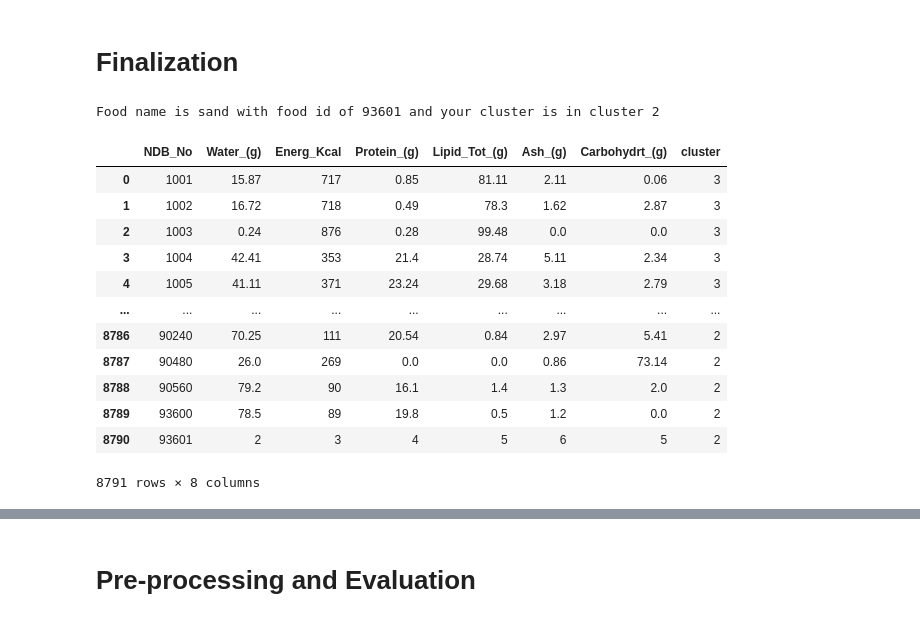
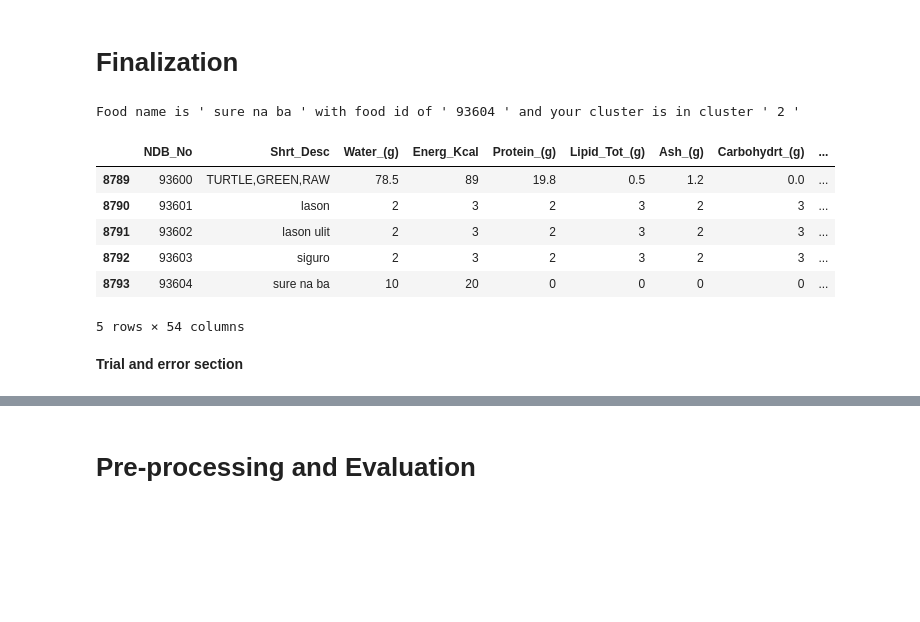
Before and after one commit to nutzbee/Collab-Tests, a Jupyter notebook: example.ipynb, the cells around one changed output, grey strips where cells are left out. Drawn from its saved outputs; the diff is of its cells as text; code cells hidden in the pictures; blank space fills up the shorter version.

```diff
--- a/example.ipynb
+++ b/example.ipynb
@@ -48,12 +46,9 @@ example_df.tail()
 new = ['0',x1,x2,x3,x4,x5,x6]
 new2 = ['0',x0,x1,x2,x3,x4,x5,x6]
 
-df1 = df1.append(pd.Series(new2, index=df1.columns[:len(new2)]),
-ignore_index=True)
-example_df = example_df.append(pd.Series(new,
-index=example_df.columns[:len(new)]), ignore_index=True)
-#our input is now added to our original dataframe
-# and to what dataframe we are using
+df1 = df1.append(pd.Series(new2, index=df1.columns[:len(new2)]), ignore_index=True)
+example_df = example_df.append(pd.Series(new, index=example_df.columns[:len(new)]), ignore_index=True)
+#our input is now added to our original dataframe and to what dataframe we are using
 #you might be wondering about 2 variables and 2 appends,
 # df1 is our original DF and example_df is what we are currently using
 #we added the input in our original DF because what we just want
@@ -121,51 +116,29 @@ class example_class:
 
     y_predict = kmeans.fit_predict(example_df)
     example_df['cluster'] = y_predict
-    example_df1 = example_df[['NDB_No','cluster']]
-    example_df2 = pd.merge(df1, example_df1)
+    example_df = example_df[['NDB_No','cluster']]
+    example_df = pd.merge(df1, example_df)
 
-    source = example_df2[example_df2['NDB_No'] == foodId]
+    source = example_df[example_df['NDB_No'] == foodId]
     final_food_name = source.iloc[-1]['Shrt_Desc']
     cluster = source.iloc[-1]['cluster']
     final_foodId = source.iloc[-1]['NDB_No']
 
-    print("Food name is",final_food_name,"with food id of",final_foodId,
-    "and your cluster is in cluster",cluster)
+    print("Food name is '",final_food_name,"' with food id of '",final_foodId,
+    "' and your cluster is in cluster '",cluster,"'")
 # %% [output]
-Food name is sand with food id of 93601 and your cluster is in cluster 2
+Food name is ' sure na ba ' with food id of ' 93604 ' and your cluster is in cluster ' 2 '
-# %%
-foodId = 1+1
-food_name = input("Food name: ")
-data1 = input("Nutrient 1: ")
-data2 = input("Nutrient 2: ")
-data3 = input("Nutrient 3: ")
-data4 = input("Nutrient 4: ")
-data5 = input("Nutrient 5: ")
-data6 = input("Nutrient 6: ")
-
-dict = {'NDB_No':[foodId],'Water_(g)':[data1],
-'Energ_Kcal':[data2],'Protein_(g)':[data3],
-'Lipid_Tot_(g)':[data4],'Ash_(g)':[data5],'Carbohydrt_(g)':[data6]}
-data = [foodId,data1,data2,data3,data4,data5,data6]
-
-
-example_class.example_df
-#df = pd.DataFrame(dict)
-#out = example_class.kmeans.fit_predict(df)
-#out
-# %% [output]
-|  | NDB_No | Water_(g) | Energ_Kcal | Protein_(g) | Lipid_Tot_(g) | Ash_(g) | Carbohydrt_(g) | cluster |
-| 0 | 1001 | 15.87 | 717 | 0.85 | 81.11 | 2.11 | 0.06 | 3 |
-| 1 | 1002 | 16.72 | 718 | 0.49 | 78.3 | 1.62 | 2.87 | 3 |
-| 2 | 1003 | 0.24 | 876 | 0.28 | 99.48 | 0.0 | 0.0 | 3 |
-| 3 | 1004 | 42.41 | 353 | 21.4 | 28.74 | 5.11 | 2.34 | 3 |
-| 4 | 1005 | 41.11 | 371 | 23.24 | 29.68 | 3.18 | 2.79 | 3 |
-| ... | ... | ... | ... | ... | ... | ... | ... | ... |
-| 8786 | 90240 | 70.25 | 111 | 20.54 | 0.84 | 2.97 | 5.41 | 2 |
-| 8787 | 90480 | 26.0 | 269 | 0.0 | 0.0 | 0.86 | 73.14 | 2 |
-| 8788 | 90560 | 79.2 | 90 | 16.1 | 1.4 | 1.3 | 2.0 | 2 |
-| 8789 | 93600 | 78.5 | 89 | 19.8 | 0.5 | 1.2 | 0.0 | 2 |
-| 8790 | 93601 | 2 | 3 | 4 | 5 | 6 | 5 | 2 |
-8791 rows × 8 columns
+# %%
+example_class.example_df.tail()
+# %% [output]
+|  | NDB_No | Shrt_Desc | Water_(g) | Energ_Kcal | Protein_(g) | Lipid_Tot_(g) | Ash_(g) | Carbohydrt_(g) | ... |
+| 8789 | 93600 | TURTLE,GREEN,RAW | 78.5 | 89 | 19.8 | 0.5 | 1.2 | 0.0 | ... |
+| 8790 | 93601 | lason | 2 | 3 | 2 | 3 | 2 | 3 | ... |
+| 8791 | 93602 | lason ulit | 2 | 3 | 2 | 3 | 2 | 3 | ... |
+| 8792 | 93603 | siguro | 2 | 3 | 2 | 3 | 2 | 3 | ... |
+| 8793 | 93604 | sure na ba | 10 | 20 | 0 | 0 | 0 | 0 | ... |
+5 rows × 54 columns
+# %% [markdown]
+**Trial and error section**
 # %%
 import pickle
```
Also changed, not shown: parts of 22 cells of this notebook, 2 other files.
